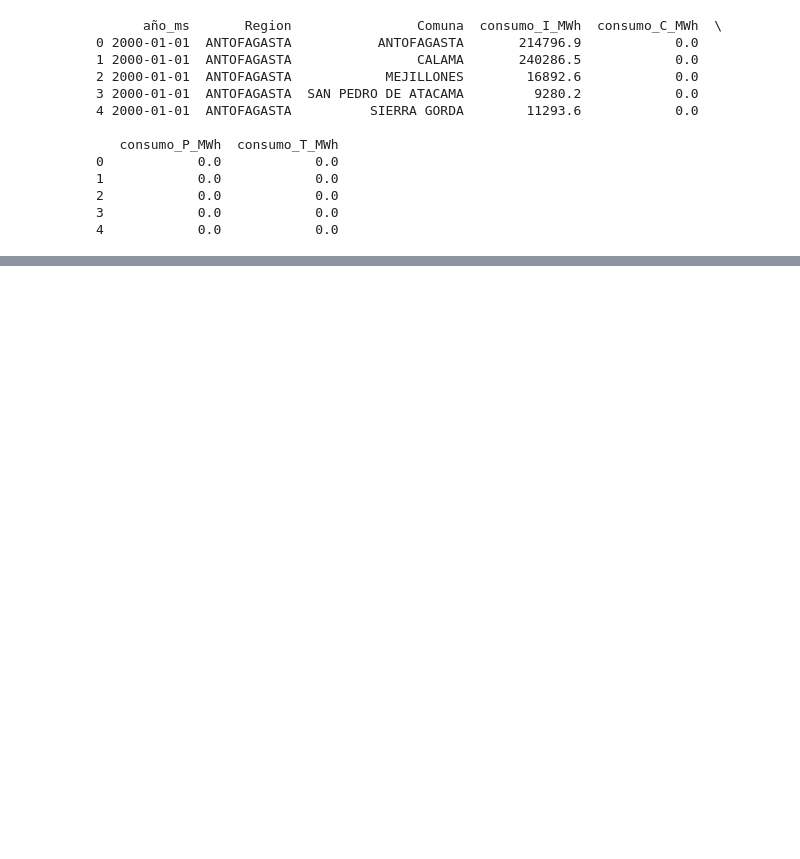
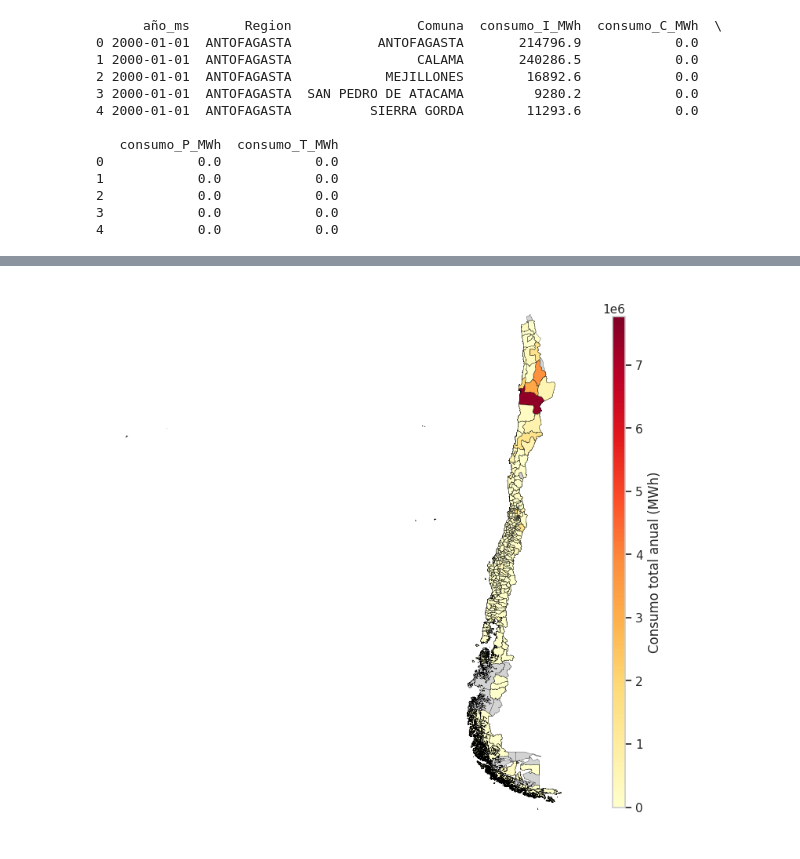
Before and after one commit to FCR-CSET-Merlin/MERLIN_EDM, a Jupyter notebook: prototipo_3/notebooks/se_shares.ipynb, the cells around one changed output, grey strips where cells are left out. Saved outputs shown, nothing was run; the diff lists cells and outputs as text; code cells hidden in the pictures; blank space fills up the shorter version.

```diff
--- a/prototipo_3/notebooks/se_shares.ipynb
+++ b/prototipo_3/notebooks/se_shares.ipynb
@@ -114,7 +118,7 @@ mapa_regiones = {
     "METROPOLITANA DE SANTIAGO": "RM",
     "LOS RÍOS": "LR",
     "ARICA Y PARINACOTA": "AP",
-    "ÑUBLE": "NB"
+    "ÑUBLE": "NB",
 }
 
 # Función para limpiar los nombres de las regiones
@@ -134,6 +138,7 @@ def limpiar_nombres(nombre):
     x = x.replace("GRAL. BERNARDO", "GENERAL BERNARDO")
     x = x.replace("O’HIGGINS", "O'HIGGINS") # Apóstrofe curvo a recto
     x = x.replace("AISÉN", "AYSÉN")
+    x = x.replace("COIHAIQUE", "COYHAIQUE")
 
     return x
 
@@ -443,0 +695,15 @@ print(df_consumo_libres.head())
+# %%
+# 1. Calcular Consumo Total Mensual
+# Sumamos horizontalmente (axis=1) todas las columnas sectoriales
+columnas_sectores = ['consumo_R_MWh', 'consumo_C_MWh', 'consumo_P_MWh', 'consumo_I_MWh', 'consumo_T_MWh']
+filtered_df1['consumo_total_mes_MWh'] = filtered_df1[columnas_sectores].sum(axis=1)
+
+# 2. Crear DataFrame de Consumo Total Anual
+# Extraemos el año de la columna datetime y agrupamos
+filtered_df1['año'] = filtered_df1['año_ms'].dt.year
+
+df_total_anual = filtered_df1.groupby(['año', 'region', 'comuna'], as_index=False)['consumo_total_mes_MWh'].sum()
+df_total_anual.rename(columns={'consumo_total_mes_MWh': 'consumo_total_anual_MWh'}, inplace=True)
+
+print("Muestra del DataFrame Anual:")
+print(df_total_anual.head())
@@ -443,0 +863,34 @@ print(df_consumo_libres.head())
+# %%
+# 1. Cargar la capa geográfica de las comunas (que ya usaste antes en MERLIN)
+gdf_comunas = gpd.read_file("../data/raw/capa_comunal.gpkg")
+
+# 2. Unir (Merge) la geografía con tus resultados
+# Asume que df_metricas_comunales tiene una columna 'comuna' con el nombre exacto o un código ID
+gdf_mapa = gdf_comunas.merge(df_total_anual, on="comuna", how="left")
+
+# 3. Configurar la figura (Chile es largo, por lo que la figura debe ser alta)
+fig, ax = plt.subplots(1, 1, figsize=(8, 16))
+
+# 4. Graficar la geocapa (Choropleth)
+gdf_mapa.plot(
+    column="consumo_total_anual_MWh",
+    ax=ax,
+    legend=True,
+    cmap="YlOrRd",
+    legend_kwds={
+        "label": "Consumo total anual (MWh)",
+        "shrink": 0.4,  # Disminuye o aumenta la altura de la barra (ej: 0.5 a 0.8)
+        "aspect": 40,  # Controla el grosor de la barra (mayor número = más delgada)
+        "pad": 0.05,  # Controla la separación entre el mapa y la barra
+        "orientation": "vertical",
+    },
+    missing_kwds={"color": "lightgrey", "label": "Sin datos"},
+    edgecolor="black",
+    linewidth=0.2,
+)
+
+ax.set_axis_off()
+plt.tight_layout()
+plt.show()
+# %% [output]
+[figure, added]
```
Also changed, not shown: parts of 14 cells of this notebook.
